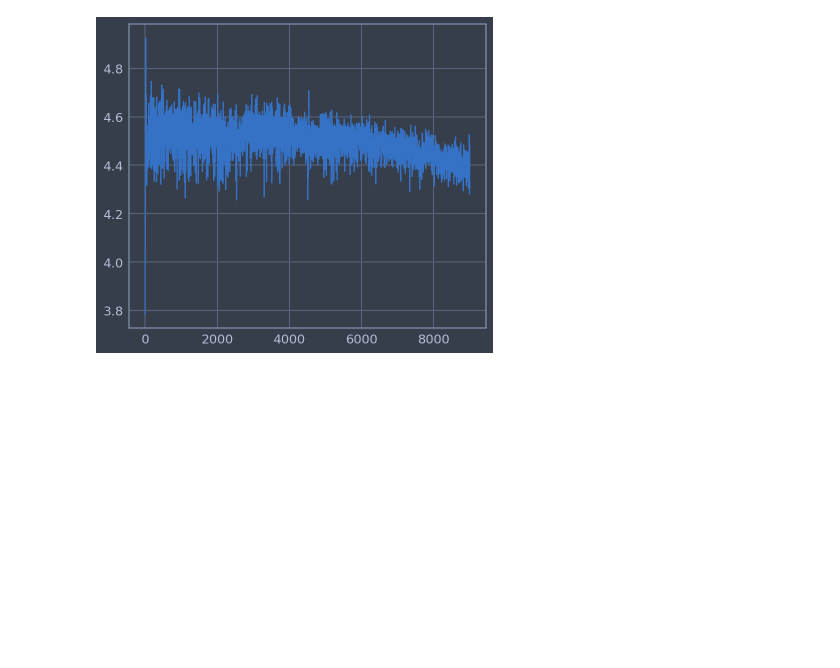
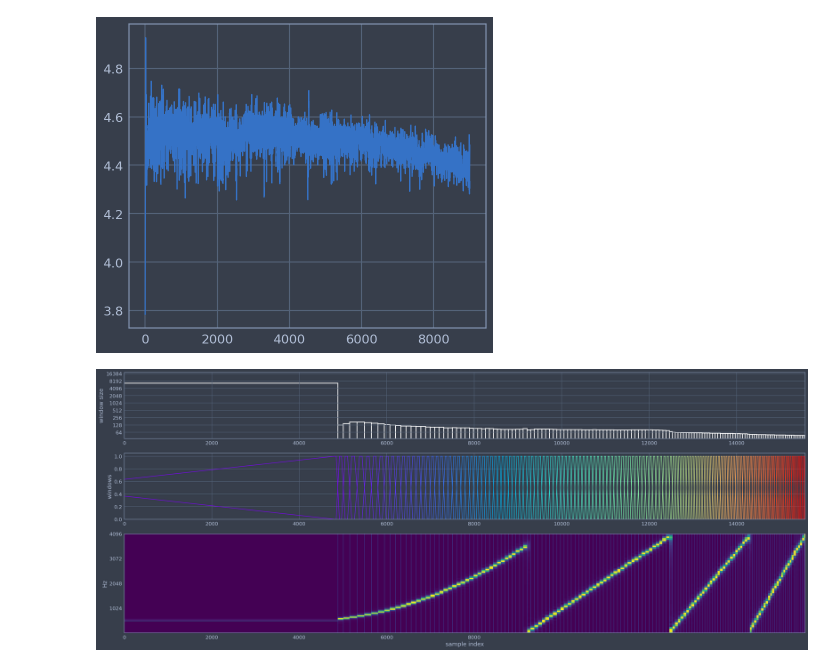
Before and after one commit to SubramaniKrishna/STFTgrad, a Jupyter notebook: adaptiveSTFT/changing-parameter.ipynb, the cells around one changed output. Drawn from its saved outputs; the diff is of its cells as text; code cells hidden in the pictures; blank space fills up the shorter version.

```diff
--- a/adaptiveSTFT/changing-parameter.ipynb
+++ b/adaptiveSTFT/changing-parameter.ipynb
@@ -49,3 +49,91 @@ plt.plot(kur_hist)
 # %% [output]
 [<matplotlib.lines.Line2D at 0x...>]
 [figure]
+# %%
+from adaptive_stft import make_window_extend_signal, apply_adaptive_window
+from adaptive_stft_utils.mappings import make_find_window_configs
+
+file = "sinesweep4_trape_plot_data_9000.npz"
+all_data = np.load(file)
+spectro = all_data["spectro"]
+xs = all_data["x"]
+ys = all_data["y"]
+extend_left = all_data["extend_left"]
+last_sample = int(all_data["sample_length"])
+s = all_data["sample"]
+s_ext = all_data["sample_extended"]
+
+find_window_configs = make_find_window_configs(model, last_sample=last_sample)
+configs = find_window_configs()
+_, _, s_ext, extend_left = make_window_extend_signal(configs, torch.from_numpy(s).cuda(), window_shape='trapezoid')
+
+xs_np = xs.copy()
+ys_np = ys.copy()
+
+fig_width = int(last_sample / 27000 * 14 * 10) / 10
+plot_width = int(768 * fig_width / 7)
+
+inter_window_lines = (xs + ys) / 2 - extend_left
+inter_window_lines_delta = inter_window_lines[1:] - inter_window_lines[:-1]
+xs_delta = xs_np[1:] - xs_np[:-1]
+ys_delta = ys_np[1:] - ys_np[:-1]
+
+
+import matplotlib.gridspec as gridspec
+fig1 = plt.figure(constrained_layout=False)
+spec = gridspec.GridSpec(ncols=1, nrows=3, figure=fig1, height_ratios=[2, 2, 3])
+f1_axes = [fig1.add_subplot(spec[i]) for i in range(3)]
+
+width = inter_window_lines_delta
+f1_axes[0].bar(inter_window_lines[:-1], inter_window_lines_delta, width=width, align='edge', color='None', edgecolor='white', lw=2)
+f1_axes[0].set_yscale("log")
+import matplotlib.ticker as ticker
+f1_axes[0].get_yaxis().set_major_formatter(ticker.ScalarFormatter())
+f1_axes[0].yaxis.set_major_locator(ticker.LogLocator(base=2, numticks=15))
+f1_axes[0].set_ylabel("window size")
+plt.margins(x=0)
+f1_axes[0].set_xlim((0, s.shape[0]))
+
+
+x = xs_np - extend_left
+y = ys_np - extend_left
+from matplotlib.pyplot import cm
+color = iter(cm.rainbow(np.linspace(0,1,x.shape[0] - 1)))
+for i in range(x.shape[0] - 1):
+    incx, incy = [y[i], x[i]], [0, 1]
+    flatx, flaty = [x[i], y[i + 1]], [1, 1]
+    decx, decy = [y[i + 1], x[i + 1]], [1, 0]
+    c = next(color)
+    f1_axes[1].plot(incx, incy, flatx, flaty, decx, decy, c=c)
+f1_axes[1].set_ylabel("windows")
+plt.margins(0)
+f1_axes[1].set_xlim((0, s.shape[0]))
+f1_axes[1].set_ylim((0, 1.05))
+
+
+import matplotlib.colors
+spectro_post = spectro[:, :].copy()
+f1_axes[2].pcolormesh(spectro_post, norm=matplotlib.colors.Normalize(), linewidth=0)
+for i in range(xs.shape[0]):
+    inter_window_line = (xs[i] + ys[i]).item() / 2 - extend_left
+    if inter_window_line <= 0 or inter_window_line >= last_sample + 2000:
+        continue
+    f1_axes[2].axvline(inter_window_line / last_sample * plot_width, linewidth=0.5, antialiased=True)
+
+positions = (0, 2000, 4000, 6000, 8000)
+labels = [f'{x}' for x in positions]
+f1_axes[2].set_xticks([x / last_sample * plot_width for x in positions])
+f1_axes[2].set_xticklabels(labels)
+f1_axes[2].set_xlim((0, plot_width))
+f1_axes[2].set_xlabel("sample index")
+positions = (1024, 2048, 3072, 4096)
+labels = [f'{x}' for x in positions]
+f1_axes[2].set_yticks([x / 4096 * 768 for x in positions])
+f1_axes[2].set_yticklabels(labels)
+f1_axes[2].set_ylabel("Hz")
+
+fig = plt.gcf()
+fig.set_size_inches(25, 10)
+fig.set_tight_layout(True)
+# %% [output]
+[figure, added]
```
